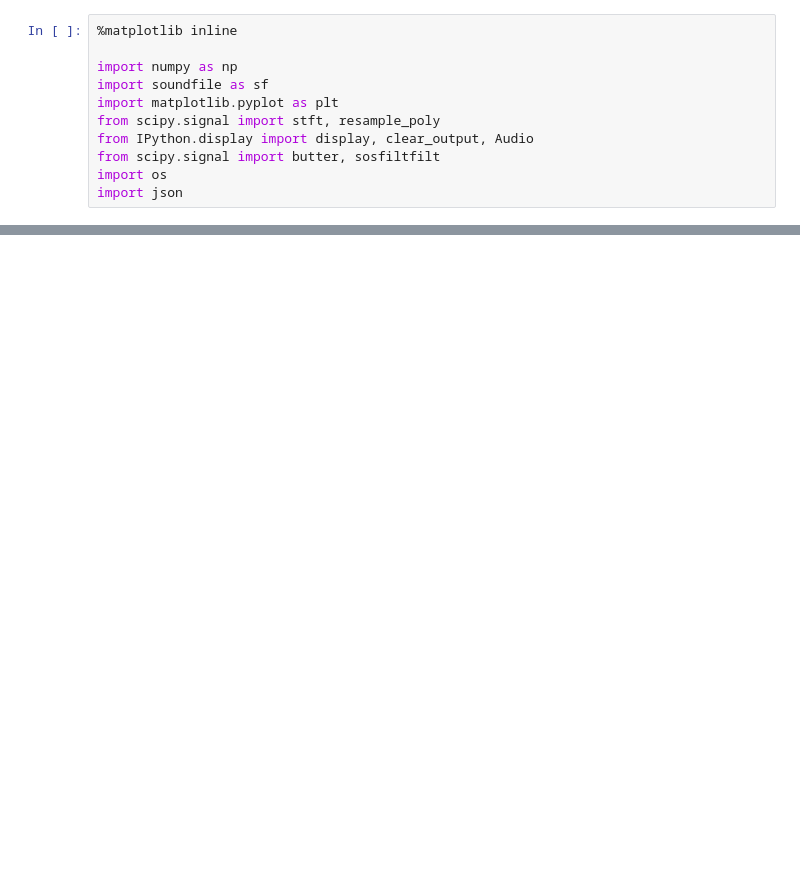
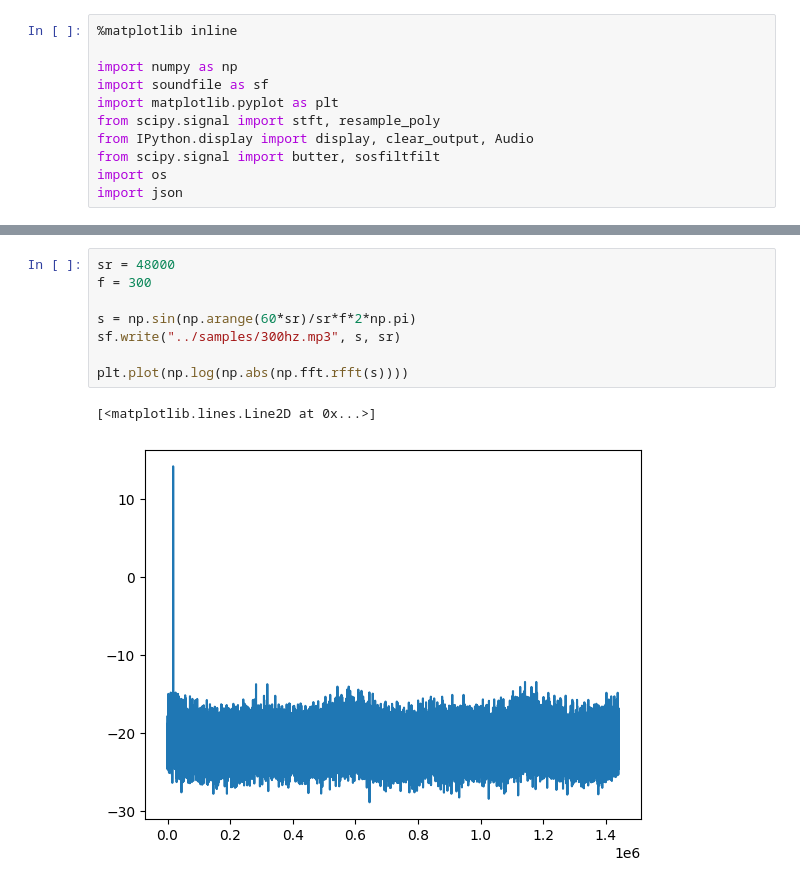
Before and after one commit to UnilK/dippa, a Jupyter notebook: signalAnalysis/array_calibration.ipynb, the cells around one changed output, grey strips where cells are left out. Drawn from its saved outputs; the diff is of its cells as text; blank space fills up the shorter version.

```diff
--- a/signalAnalysis/array_calibration.ipynb
+++ b/signalAnalysis/array_calibration.ipynb
@@ -98,0 +100,11 @@ plt.legend()
+# %%
+sr = 48000
+f = 300
+
+s = np.sin(np.arange(60*sr)/sr*f*2*np.pi)
+sf.write("../samples/300hz.mp3", s, sr)
+
+plt.plot(np.log(np.abs(np.fft.rfft(s))))
+# %% [output]
+[<matplotlib.lines.Line2D at 0x...>]
+[figure, added]
```
Also changed, not shown: parts of 2 cells of this notebook, 12 other files.
